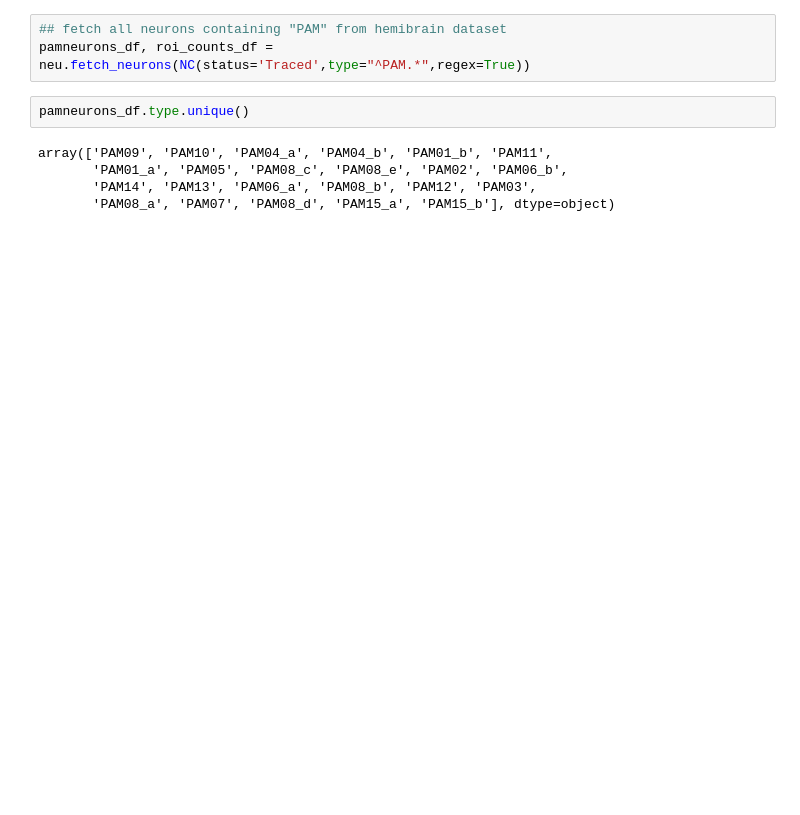
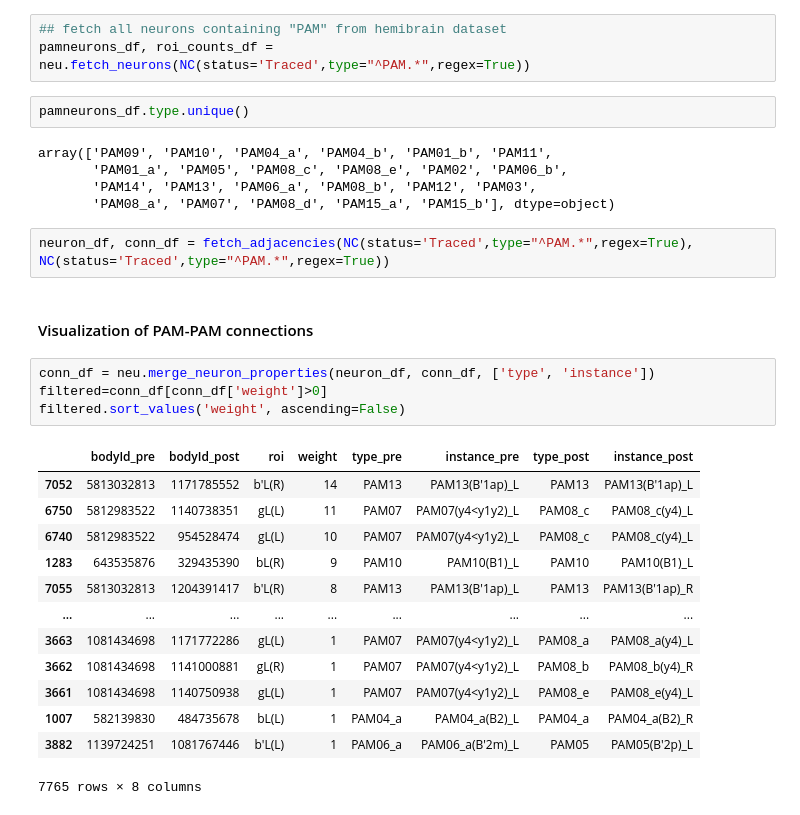
Before and after one commit to owaldlab/2024_DANModulation, a Jupyter notebook: analysis.ipynb, the cells around one changed output. Drawn from its saved outputs; the diff is of its cells as text; blank space fills up the shorter version.

```diff
--- a/analysis.ipynb
+++ b/analysis.ipynb
@@ -108,3 +117,25 @@ array(['PAM09', 'PAM10', 'PAM04_a', 'PAM04_b', 'PAM01_b', 'PAM11',
        'PAM01_a', 'PAM05', 'PAM08_c', 'PAM08_e', 'PAM02', 'PAM06_b',
        'PAM14', 'PAM13', 'PAM06_a', 'PAM08_b', 'PAM12', 'PAM03',
        'PAM08_a', 'PAM07', 'PAM08_d', 'PAM15_a', 'PAM15_b'], dtype=object)
+# %%
+neuron_df, conn_df = fetch_adjacencies(NC(status='Traced',type="^PAM.*",regex=True), NC(status='Traced',type="^PAM.*",regex=True))
+# %% [markdown]
+#### Visualization of PAM-PAM connections
+# %%
+conn_df = neu.merge_neuron_properties(neuron_df, conn_df, ['type', 'instance'])
+filtered=conn_df[conn_df['weight']>0]
+filtered.sort_values('weight', ascending=False)
+# %% [output]
+|  | bodyId_pre | bodyId_post | roi | weight | type_pre | instance_pre | type_post | instance_post |
+| 7052 | 5813032813 | 1171785552 | b'L(R) | 14 | PAM13 | PAM13(B'1ap)_L | PAM13 | PAM13(B'1ap)_L |
+| 6750 | 5812983522 | 1140738351 | gL(L) | 11 | PAM07 | PAM07(y4<y1y2)_L | PAM08_c | PAM08_c(y4)_L |
+| 6740 | 5812983522 | 954528474 | gL(L) | 10 | PAM07 | PAM07(y4<y1y2)_L | PAM08_c | PAM08_c(y4)_L |
+| 1283 | 643535876 | 329435390 | bL(R) | 9 | PAM10 | PAM10(B1)_L | PAM10 | PAM10(B1)_L |
+| 7055 | 5813032813 | 1204391417 | b'L(R) | 8 | PAM13 | PAM13(B'1ap)_L | PAM13 | PAM13(B'1ap)_R |
+| ... | ... | ... | ... | ... | ... | ... | ... | ... |
+| 3663 | 1081434698 | 1171772286 | gL(L) | 1 | PAM07 | PAM07(y4<y1y2)_L | PAM08_a | PAM08_a(y4)_L |
+| 3662 | 1081434698 | 1141000881 | gL(R) | 1 | PAM07 | PAM07(y4<y1y2)_L | PAM08_b | PAM08_b(y4)_R |
+| 3661 | 1081434698 | 1140750938 | gL(L) | 1 | PAM07 | PAM07(y4<y1y2)_L | PAM08_e | PAM08_e(y4)_L |
+| 1007 | 582139830 | 484735678 | bL(L) | 1 | PAM04_a | PAM04_a(B2)_L | PAM04_a | PAM04_a(B2)_R |
+| 3882 | 1139724251 | 1081767446 | b'L(L) | 1 | PAM06_a | PAM06_a(B'2m)_L | PAM05 | PAM05(B'2p)_L |
+7765 rows × 8 columns
```
Also changed, not shown: parts of 10 cells of this notebook, 1 other file.
